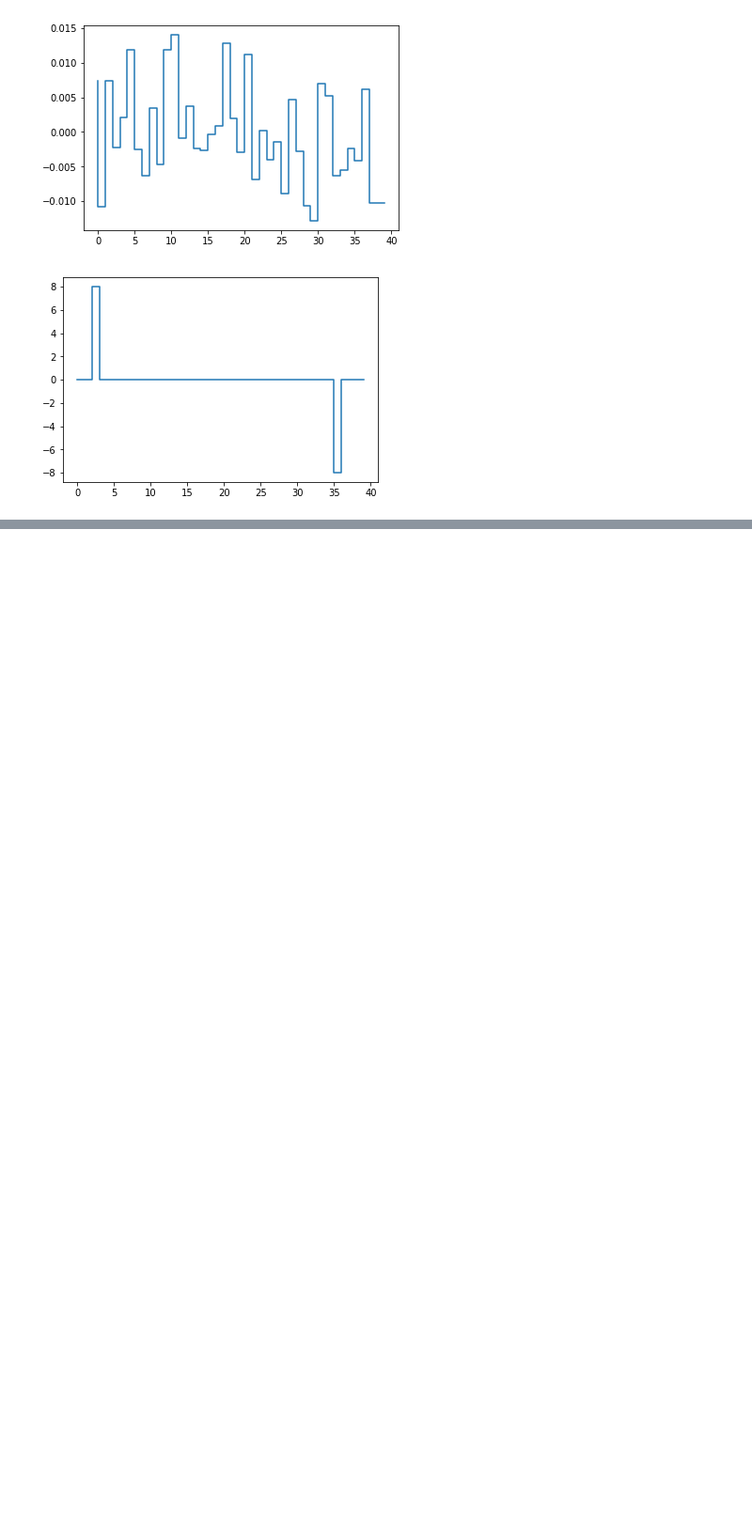
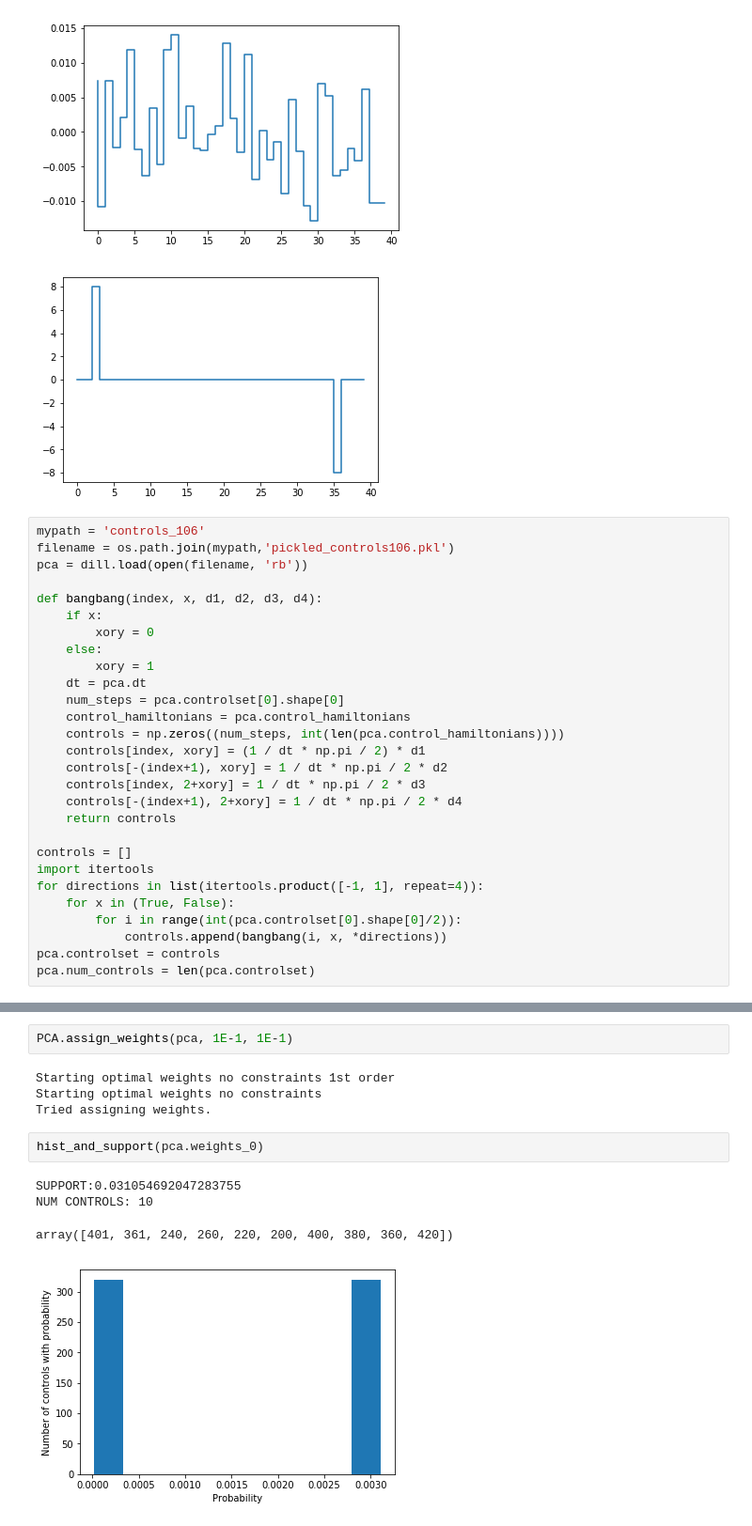
Before and after one commit to ampolloreno/decorrelating_errors, a Jupyter notebook: code/Example Notebook for Kevin.ipynb, the cells around one changed output, grey strips where cells are left out. Shown: that part at 94% size. Drawn from its saved outputs; the diff is of its cells as text; blank space fills up the shorter version.

Commit message:
updating notebook with handmade controls

```diff
--- a/code/Example Notebook for Kevin.ipynb
+++ b/code/Example Notebook for Kevin.ipynb
@@ -124,3 +137,31 @@ for c in first_few_controls:
 [figure]
 [figure]
 [figure]
+# %%
+mypath = 'controls_106'
+filename = os.path.join(mypath,'pickled_controls106.pkl')
+pca = dill.load(open(filename, 'rb'))
+
+def bangbang(index, x, d1, d2, d3, d4):
+    if x:
+        xory = 0
+    else:
+        xory = 1
+    dt = pca.dt
+    num_steps = pca.controlset[0].shape[0]
+    control_hamiltonians = pca.control_hamiltonians
+    controls = np.zeros((num_steps, int(len(pca.control_hamiltonians))))
+    controls[index, xory] = (1 / dt * np.pi / 2) * d1
+    controls[-(index+1), xory] = 1 / dt * np.pi / 2 * d2
+    controls[index, 2+xory] = 1 / dt * np.pi / 2 * d3
+    controls[-(index+1), 2+xory] = 1 / dt * np.pi / 2 * d4
+    return controls
+
+controls = []
+import itertools
+for directions in list(itertools.product([-1, 1], repeat=4)):
+    for x in (True, False):
+        for i in range(int(pca.controlset[0].shape[0]/2)):
+            controls.append(bangbang(i, x, *directions))
+pca.controlset = controls
+pca.num_controls = len(pca.controlset)
@@ -126,0 +191,13 @@ for c in first_few_controls:
+# %%
+PCA.assign_weights(pca, 1E-1, 1E-1)
+# %% [output]
+Starting optimal weights no constraints 1st order
+Starting optimal weights no constraints
+Tried assigning weights.
+# %%
+hist_and_support(pca.weights_0)
+# %% [output]
+SUPPORT:0.031054692047283755
+NUM CONTROLS: 10
+array([401, 361, 240, 260, 220, 200, 400, 380, 360, 420])
+[figure, added]
```
Also changed, not shown: parts of 9 cells of this notebook.
